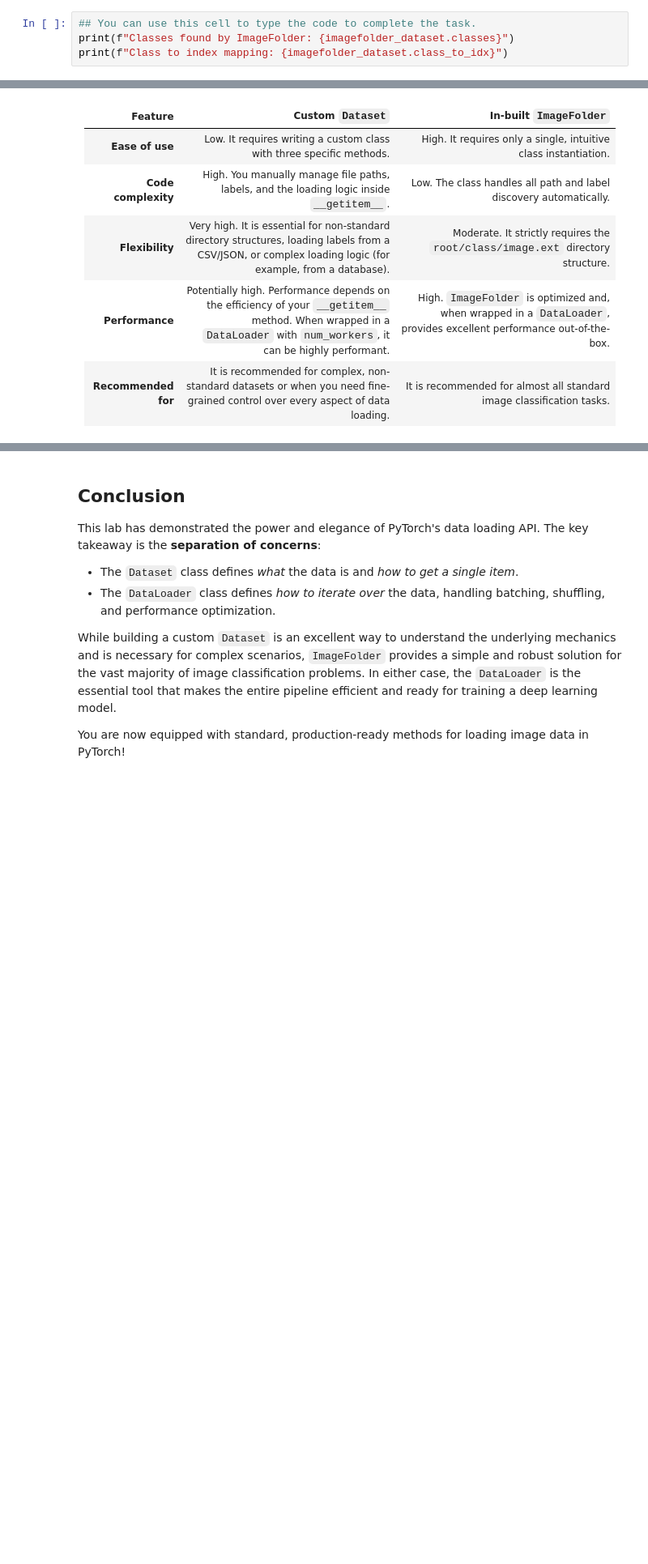
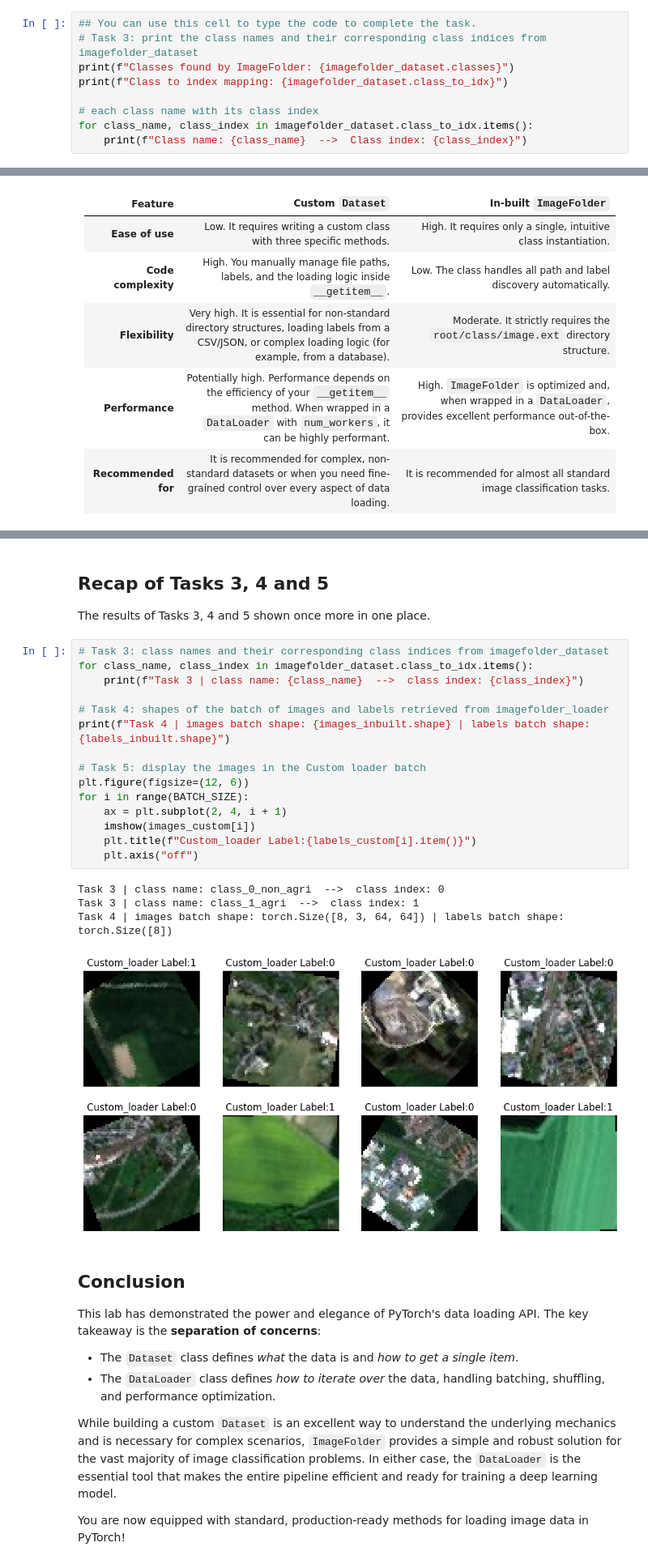
Before and after one commit to mhajjaj/artificial-intelligence-engineer-coursera, a Jupyter notebook: ai-deep-learning-capstone/Lab_M1L3_Data_Loading_and_Augmentation_Using_PyTorch.ipynb, the cells around one changed output, grey strips where cells are left out. Shown at 81% size. Saved outputs shown, nothing was run; the diff lists cells and outputs as text; blank space fills up the shorter version.

```diff
--- a/ai-deep-learning-capstone/Lab_M1L3_Data_Loading_and_Augmentation_Using_PyTorch.ipynb
+++ b/ai-deep-learning-capstone/Lab_M1L3_Data_Loading_and_Augmentation_Using_PyTorch.ipynb
@@ -393,8 +374,13 @@ Next, print the name and the class index.
 ### **Task 3**: Print the name and the class index from the **imagefolder_dataset**
 # %%
 ## You can use this cell to type the code to complete the task.
+# Task 3: print the class names and their corresponding class indices from imagefolder_dataset
 print(f"Classes found by ImageFolder: {imagefolder_dataset.classes}")
 print(f"Class to index mapping: {imagefolder_dataset.class_to_idx}")
+
+# each class name with its class index
+for class_name, class_index in imagefolder_dataset.class_to_idx.items():
+    print(f"Class name: {class_name}  -->  Class index: {class_index}")
 # %% [output]
 Classes found by ImageFolder: ['class_0_non_agri', 'class_1_agri']
 Class to index mapping: {'class_0_non_agri': 0, 'class_1_agri': 1}
@@ -547,6 +536,30 @@ You will need to save and download the completed notebook for final project subm
 5) Download and **Save** the Jupyter notebook file on your computer **for final submission**.</style>
 <img src="https://cf-courses-data.s3.us.cloud-object-storage.appdomain.cloud/hhsJbxc6R-T8_pXQGjMjvg/DL0321EN-M1L1-Save-IPYNB-Screenshot-5.png" style="width:600px; border:0px solid black;">
   </font>
+# %% [markdown]
+## Recap of Tasks 3, 4 and 5
+
+The results of Tasks 3, 4 and 5 shown once more in one place.
+# %%
+# Task 3: class names and their corresponding class indices from imagefolder_dataset
+for class_name, class_index in imagefolder_dataset.class_to_idx.items():
+    print(f"Task 3 | class name: {class_name}  -->  class index: {class_index}")
+
+# Task 4: shapes of the batch of images and labels retrieved from imagefolder_loader
+print(f"Task 4 | images batch shape: {images_inbuilt.shape} | labels batch shape: {labels_inbuilt.shape}")
+
+# Task 5: display the images in the Custom loader batch
+plt.figure(figsize=(12, 6))
+for i in range(BATCH_SIZE):
+    ax = plt.subplot(2, 4, i + 1)
+    imshow(images_custom[i])
+    plt.title(f"Custom_loader Label:{labels_custom[i].item()}")
+    plt.axis("off")
+# %% [output]
+Task 3 | class name: class_0_non_agri  -->  class index: 0
+Task 3 | class name: class_1_agri  -->  class index: 1
+Task 4 | images batch shape: torch.Size([8, 3, 64, 64]) | labels batch shape: torch.Size([8])
+[figure, added]
 # %% [markdown]
 ## Conclusion
 
```
Also changed, not shown: parts of 6 cells of this notebook.
